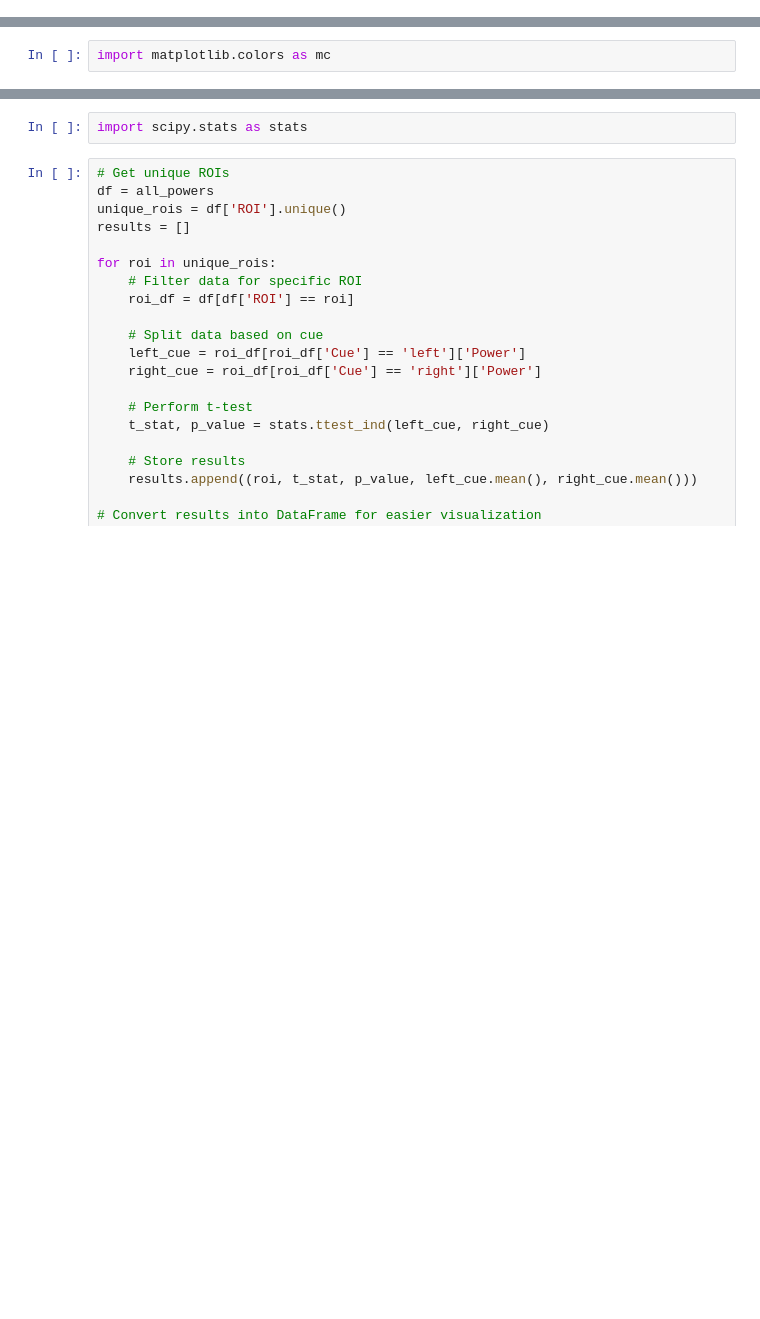
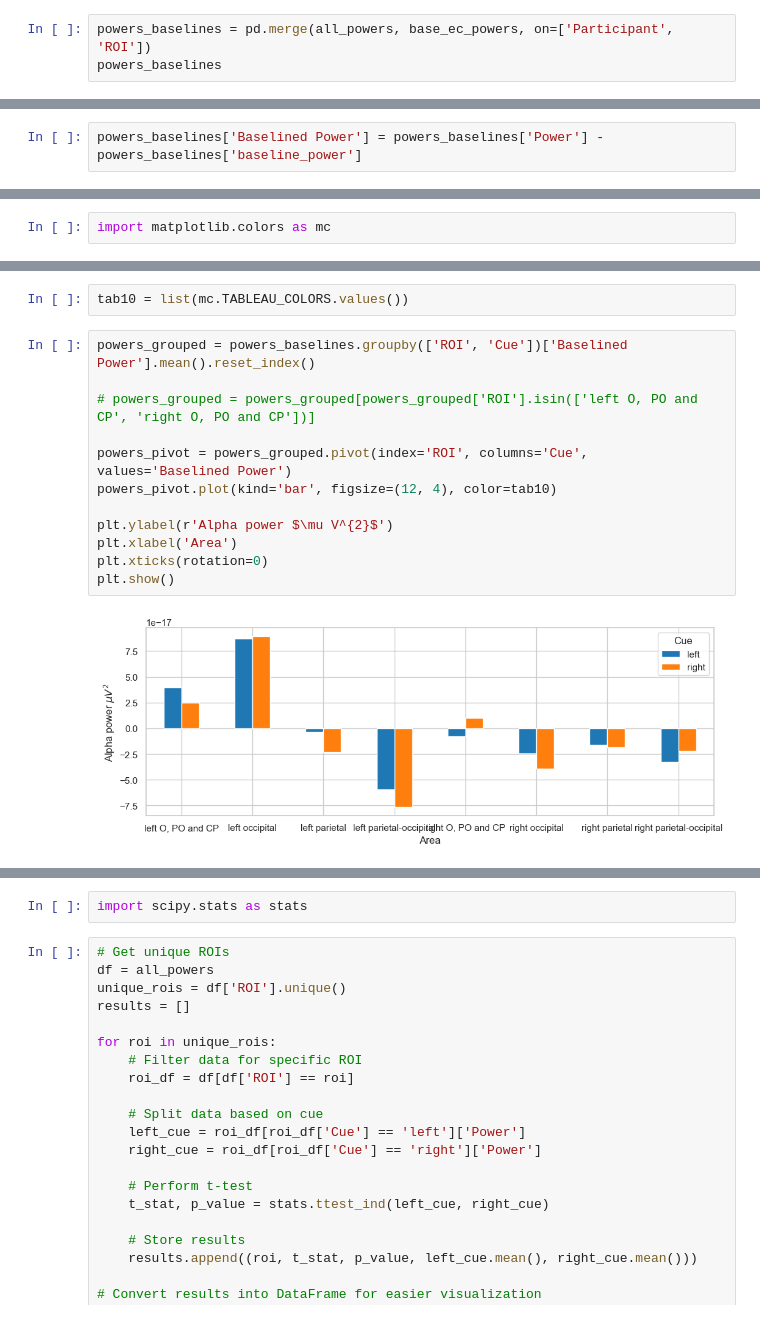
Before and after one commit to locua/time-frequency-analysis, a Jupyter notebook: cluster_stats.ipynb, the cells around one changed output, grey strips where cells are left out. Saved outputs shown, nothing was run; the diff lists cells and outputs as text; blank space fills up the shorter version.

```diff
--- a/cluster_stats.ipynb
+++ b/cluster_stats.ipynb
@@ -1063,0 +1172,3 @@ Name: Power, Length: 948, dtype: float64
+# %%
+powers_baselines = pd.merge(all_powers, base_ec_powers, on=['Participant', 'ROI'])
+powers_baselines
@@ -1063,0 +1189,2 @@ Name: Power, Length: 948, dtype: float64
+# %%
+powers_baselines['Baselined Power'] = powers_baselines['Power'] - powers_baselines['baseline_power']
@@ -1090,0 +1236,16 @@ plt.show()
+# %%
+tab10 = list(mc.TABLEAU_COLORS.values())
+# %%
+powers_grouped = powers_baselines.groupby(['ROI', 'Cue'])['Baselined Power'].mean().reset_index()
+
+# powers_grouped = powers_grouped[powers_grouped['ROI'].isin(['left O, PO and CP', 'right O, PO and CP'])]
+
+powers_pivot = powers_grouped.pivot(index='ROI', columns='Cue', values='Baselined Power')
+powers_pivot.plot(kind='bar', figsize=(12, 4), color=tab10)
+
+plt.ylabel(r'Alpha power $\mu V^{2}$')
+plt.xlabel('Area')
+plt.xticks(rotation=0)
+plt.show()
+# %% [output]
+[figure, added]
```
Also changed, not shown: parts of 22 cells of this notebook, 2 other files.
